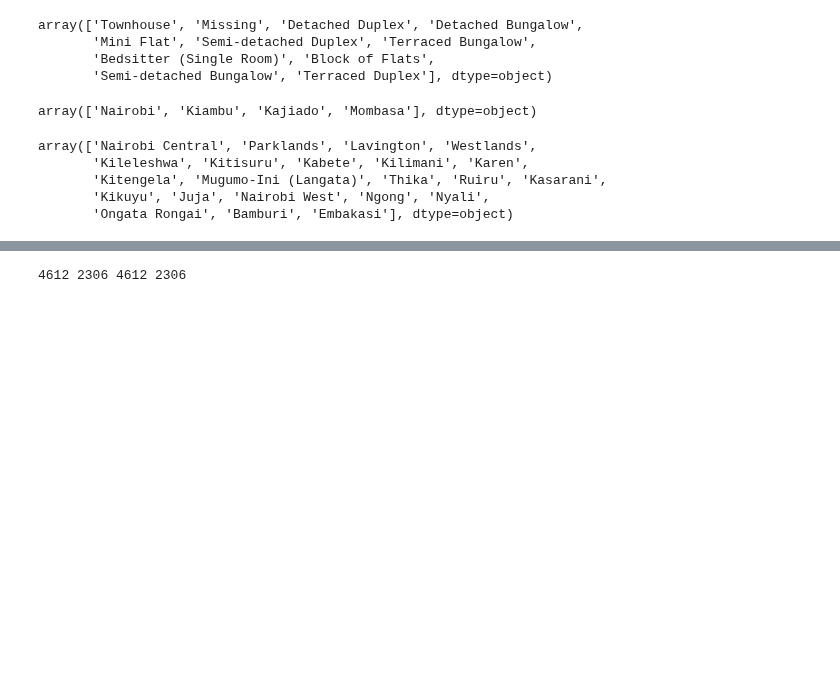
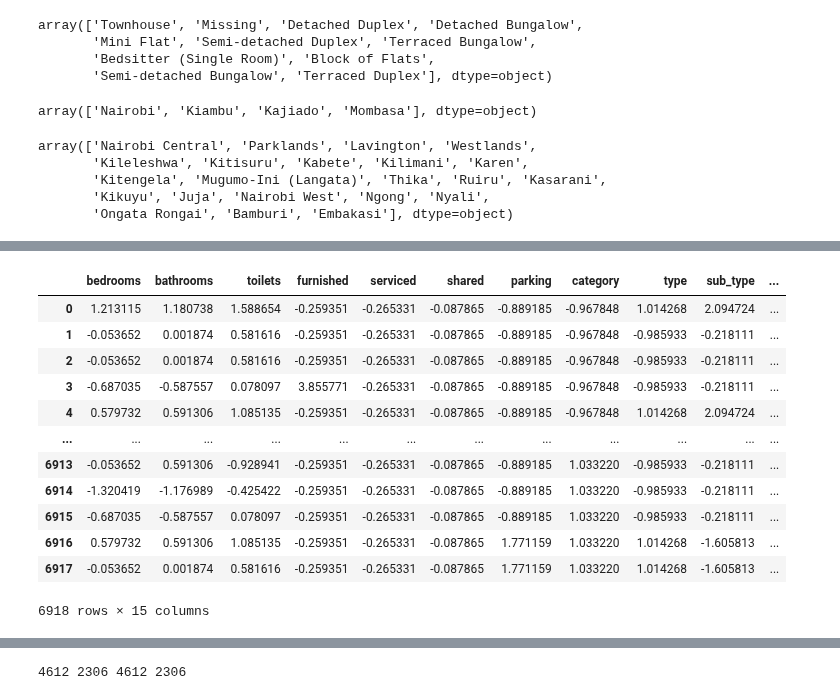
Before and after one commit to Ian-Ibrahim/project_ICS, a Jupyter notebook: Anna/ANNmodel.ipynb, the cells around one changed output, grey strips where cells are left out. Saved outputs shown, nothing was run; the diff lists cells and outputs as text; code cells hidden in the pictures; blank space fills up the shorter version.

```diff
--- a/Anna/ANNmodel.ipynb
+++ b/Anna/ANNmodel.ipynb
@@ -160,3 +165,22 @@ display(features)
+# %%
+for column in features:
+    if features[column].dtypes == 'int32':
+        features[column] = StandardScaler().fit_transform(features[column].values.reshape(-1, 1))
+display(features)
+# %% [output]
+|  | bedrooms | bathrooms | toilets | furnished | serviced | shared | parking | category | type | sub_type | ... |
+| 0 | 1.213115 | 1.180738 | 1.588654 | -0.259351 | -0.265331 | -0.087865 | -0.889185 | -0.967848 | 1.014268 | 2.094724 | ... |
+| 1 | -0.053652 | 0.001874 | 0.581616 | -0.259351 | -0.265331 | -0.087865 | -0.889185 | -0.967848 | -0.985933 | -0.218111 | ... |
+| 2 | -0.053652 | 0.001874 | 0.581616 | -0.259351 | -0.265331 | -0.087865 | -0.889185 | -0.967848 | -0.985933 | -0.218111 | ... |
+| 3 | -0.687035 | -0.587557 | 0.078097 | 3.855771 | -0.265331 | -0.087865 | -0.889185 | -0.967848 | -0.985933 | -0.218111 | ... |
+| 4 | 0.579732 | 0.591306 | 1.085135 | -0.259351 | -0.265331 | -0.087865 | -0.889185 | -0.967848 | 1.014268 | 2.094724 | ... |
+| ... | ... | ... | ... | ... | ... | ... | ... | ... | ... | ... | ... |
+| 6913 | -0.053652 | 0.591306 | -0.928941 | -0.259351 | -0.265331 | -0.087865 | -0.889185 | 1.033220 | -0.985933 | -0.218111 | ... |
+| 6914 | -1.320419 | -1.176989 | -0.425422 | -0.259351 | -0.265331 | -0.087865 | -0.889185 | 1.033220 | -0.985933 | -0.218111 | ... |
+| 6915 | -0.687035 | -0.587557 | 0.078097 | -0.259351 | -0.265331 | -0.087865 | -0.889185 | 1.033220 | -0.985933 | -0.218111 | ... |
+| 6916 | 0.579732 | 0.591306 | 1.085135 | -0.259351 | -0.265331 | -0.087865 | 1.771159 | 1.033220 | 1.014268 | -1.605813 | ... |
+| 6917 | -0.053652 | 0.001874 | 0.581616 | -0.259351 | -0.265331 | -0.087865 | 1.771159 | 1.033220 | 1.014268 | -1.605813 | ... |
+6918 rows × 15 columns
 # %%
 features.head(1)
 # %% [output]
```
Also changed, not shown: parts of 25 cells of this notebook, 17 other files.
